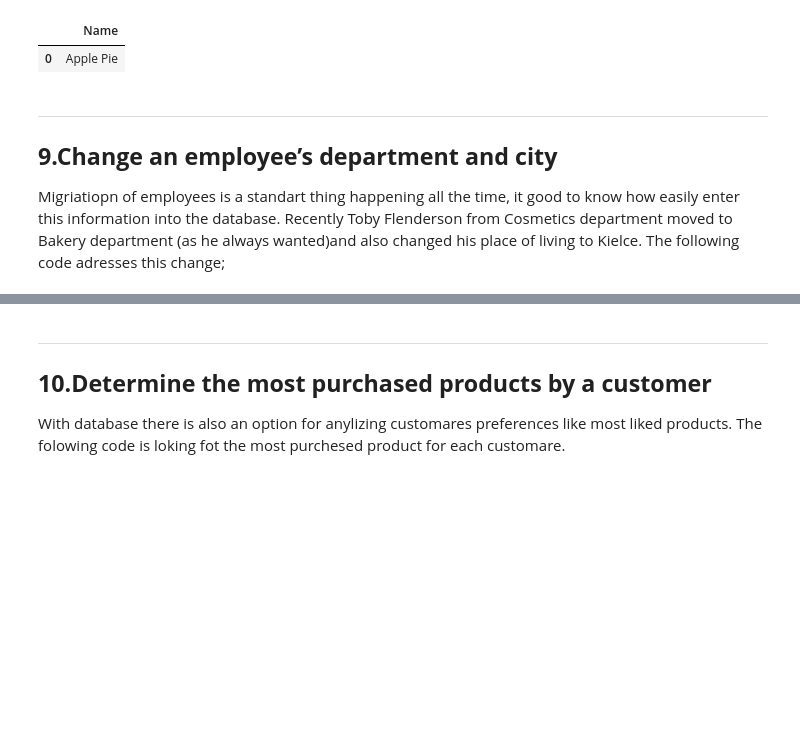
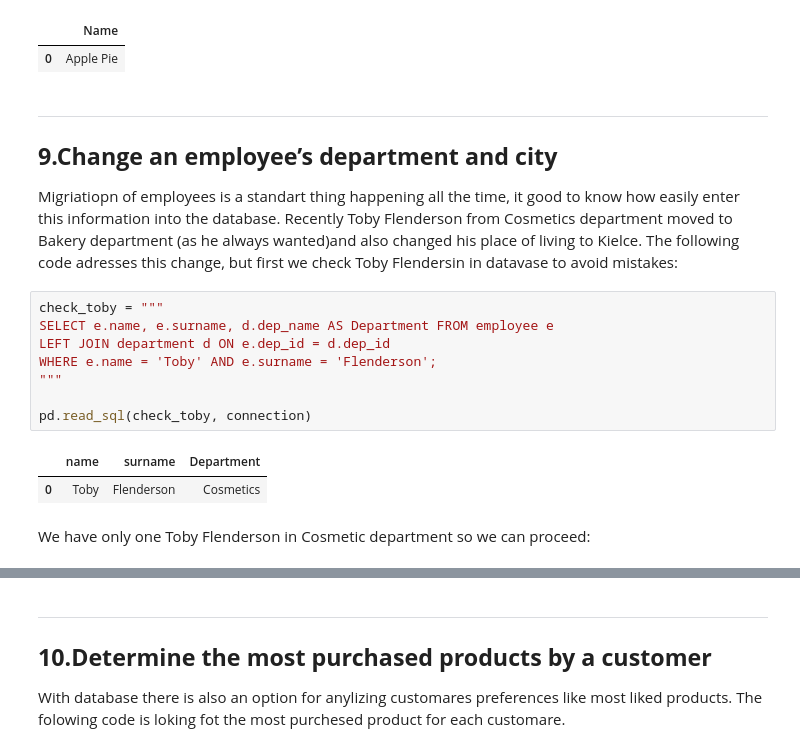
Before and after one commit to OlgaSieradzan/Company-database-managing-proposition-, a Jupyter notebook: Company_database_system.ipynb, the cells around one changed output, grey strips where cells are left out. Saved outputs shown, nothing was run; the diff lists cells and outputs as text; blank space fills up the shorter version.

```diff
--- a/Company_database_system.ipynb
+++ b/Company_database_system.ipynb
@@ -663,7 +676,20 @@ pd.read_sql(products_A, connection)
 
 ## **9.Change an employee’s department and city**
 
-Migriatiopn of employees is a standart thing happening all the time, it good to know how easily enter this information into the database. Recently Toby Flenderson from Cosmetics department moved to Bakery department (as he always wanted)and also changed his place of living to Kielce. The following code adresses this change;
+Migriatiopn of employees is a standart thing happening all the time, it good to know how easily enter this information into the database. Recently Toby Flenderson from Cosmetics department moved to Bakery department (as he always wanted)and also changed his place of living to Kielce. The following code adresses this change, but first we check Toby Flendersin in datavase to avoid mistakes:
+# %%
+check_toby = """
+SELECT e.name, e.surname, d.dep_name AS Department FROM employee e
+LEFT JOIN department d ON e.dep_id = d.dep_id
+WHERE e.name = 'Toby' AND e.surname = 'Flenderson';
+"""
+
+pd.read_sql(check_toby, connection)
+# %% [output]
+|  | name | surname | Department |
+| 0 | Toby | Flenderson | Cosmetics |
+# %% [markdown]
+We have only one Toby Flenderson in Cosmetic department so we can proceed:
 # %%
 
 chnaging_dep_city = """
```
Also changed, not shown: parts of 15 cells of this notebook, 1 other file.
